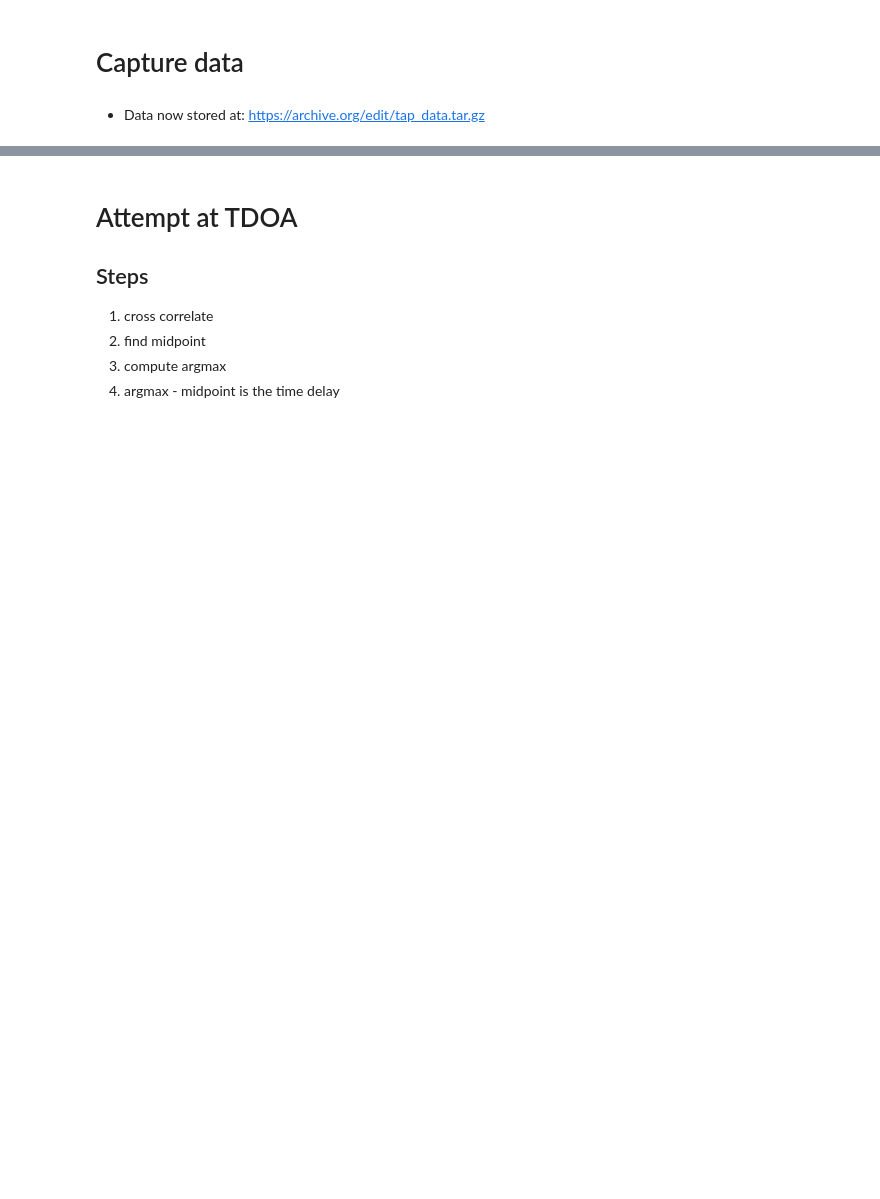
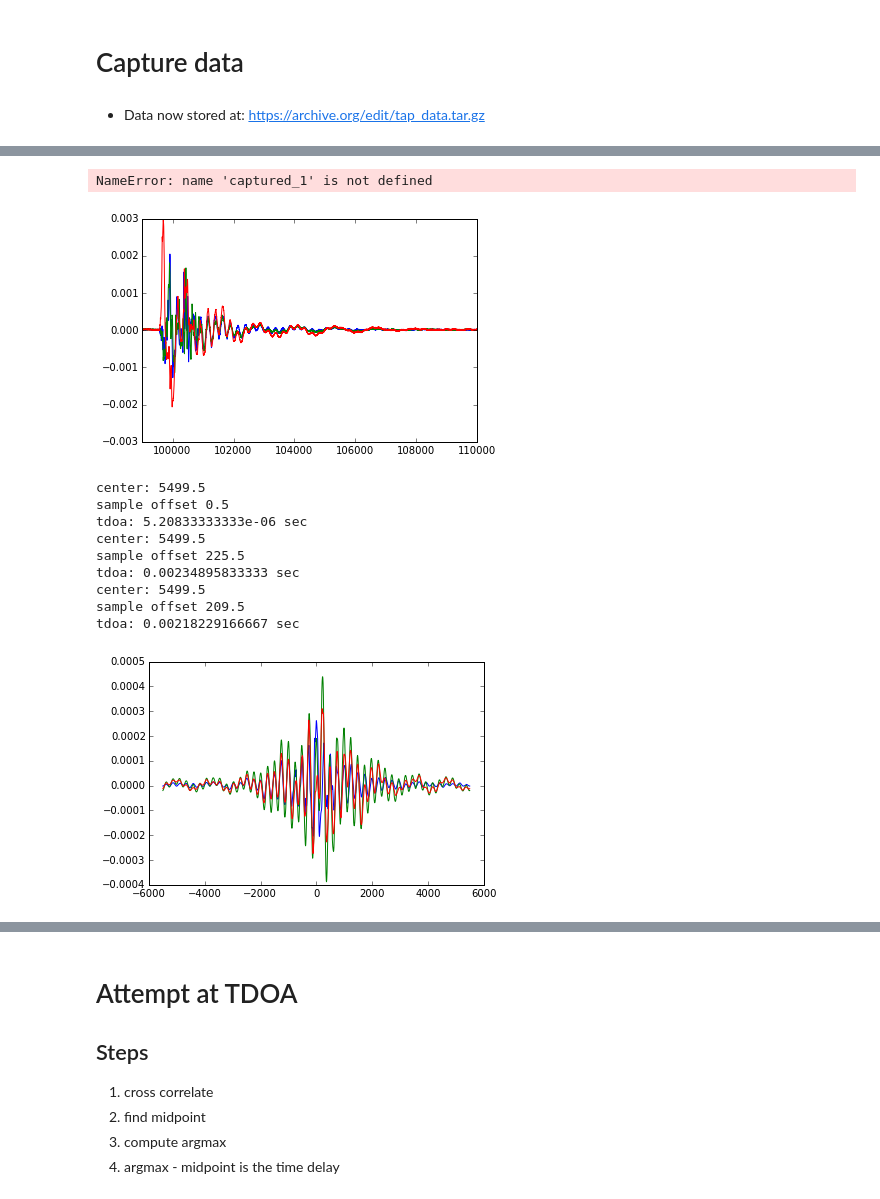
Before and after one commit to mvcisback/damped_waveguide, a Jupyter notebook: Analysis.ipynb, the cells around one changed output, grey strips where cells are left out. Saved outputs shown, nothing was run; the diff lists cells and outputs as text; code cells hidden in the pictures; blank space fills up the shorter version.

```diff
--- a/Analysis.ipynb
+++ b/Analysis.ipynb
@@ -37,0 +77,30 @@ WINDOW_SIZE = 2**13
+# %%
+plt.plot(captured_1[0])
+plt.plot(captured_1[1])
+plt.plot(captured_1[2])
+plt.xlim(157000, 165000)
+
+plt.show()
+tdoa_1 = tdoa(captured_1, start=157000, n=165000-157000, debug=True)
+# %% [output]
+NameError: name 'captured_1' is not defined
+# %%
+plt.plot(captured_2[0])
+plt.plot(captured_2[1])
+plt.plot(captured_2[2])
+plt.xlim(99000, 110000)
+
+plt.show()
+tdoa_2 = tdoa(captured_2, start=99000, n=110000-99000, debug=True)
+# %% [output]
+[figure, added]
+center: 5499.5
+sample offset 0.5
+tdoa: 5.20833333333e-06 sec
+center: 5499.5
+sample offset 225.5
+tdoa: 0.00234895833333 sec
+center: 5499.5
+sample offset 209.5
+tdoa: 0.00218229166667 sec
+[figure, added]
```
Also changed, not shown: parts of 33 cells of this notebook, 1 other file.
